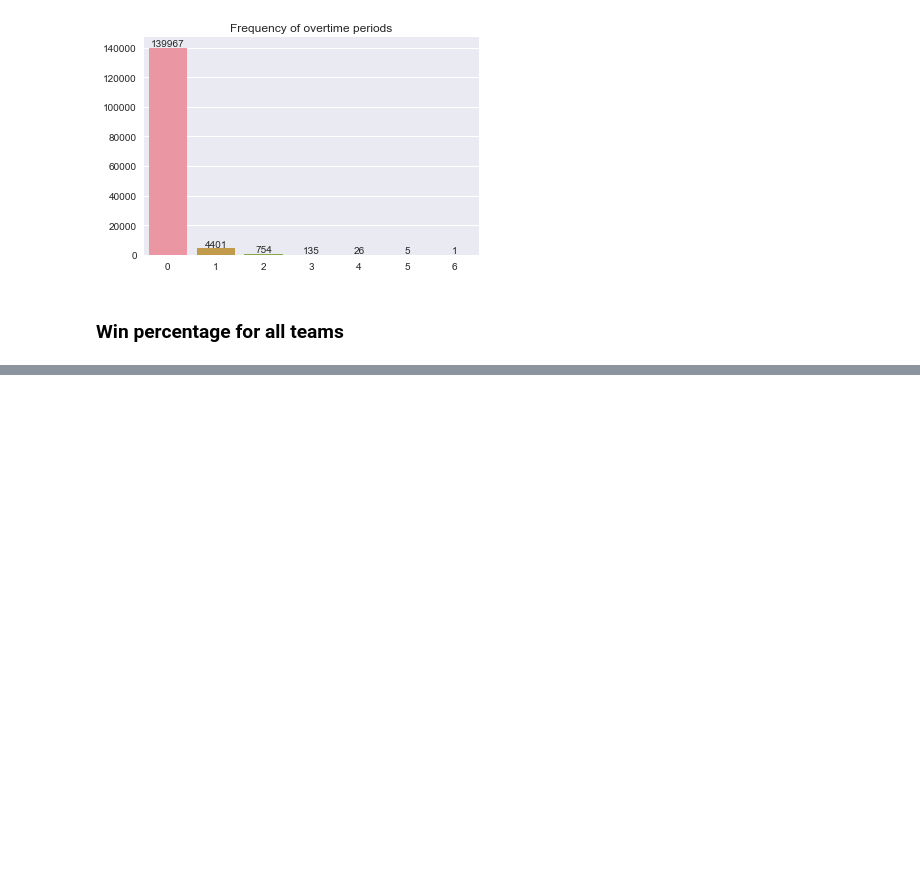
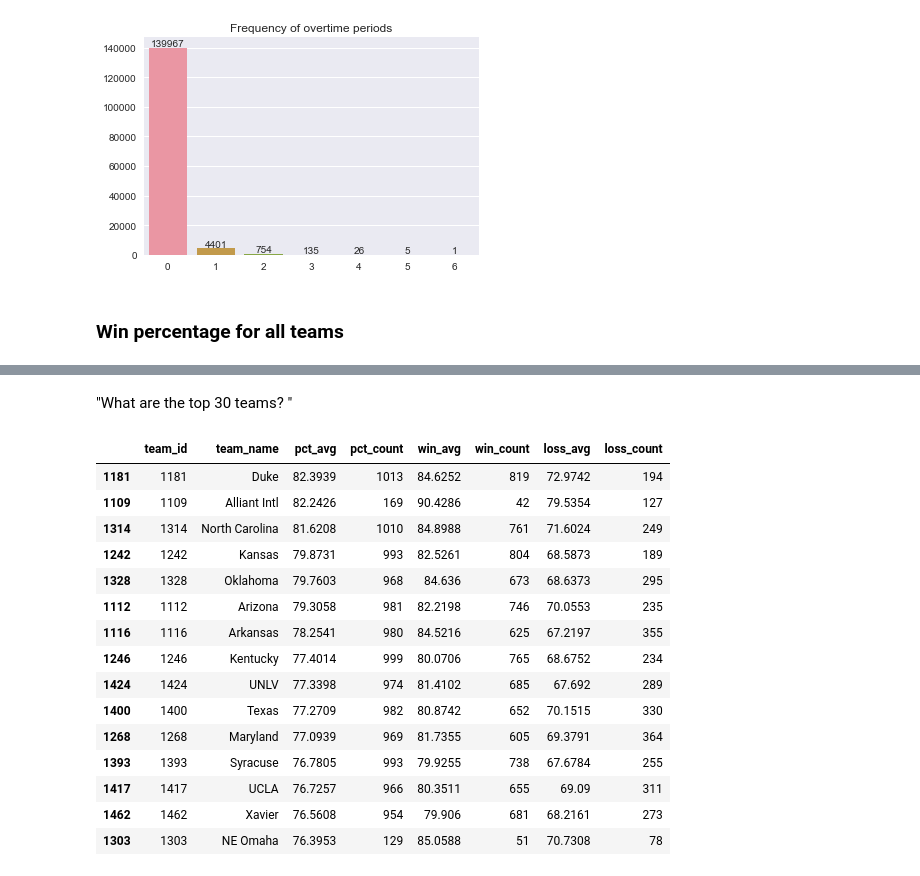
Before and after one commit to coder-ss/ml-learn, a Jupyter notebook: kaggle/MMLM2017/explore.ipynb, the cells around one changed output, grey strips where cells are left out. Saved outputs shown, nothing was run; the diff lists cells and outputs as text; code cells hidden in the pictures; blank space fills up the shorter version.

```diff
--- a/kaggle/MMLM2017/explore.ipynb
+++ b/kaggle/MMLM2017/explore.ipynb
@@ -99,0 +199,23 @@ plt.show()
+# %% [markdown]
+"What are the top 30 teams? "
+# %%
+df_points_top_30 = df_points[::-1].head(30)
+
+df_points_top_30.head(15)
+# %% [output]
+|  | team_id | team_name | pct_avg | pct_count | win_avg | win_count | loss_avg | loss_count |
+| 1181 | 1181 | Duke | 82.3939 | 1013 | 84.6252 | 819 | 72.9742 | 194 |
+| 1109 | 1109 | Alliant Intl | 82.2426 | 169 | 90.4286 | 42 | 79.5354 | 127 |
+| 1314 | 1314 | North Carolina | 81.6208 | 1010 | 84.8988 | 761 | 71.6024 | 249 |
+| 1242 | 1242 | Kansas | 79.8731 | 993 | 82.5261 | 804 | 68.5873 | 189 |
+| 1328 | 1328 | Oklahoma | 79.7603 | 968 | 84.636 | 673 | 68.6373 | 295 |
+| 1112 | 1112 | Arizona | 79.3058 | 981 | 82.2198 | 746 | 70.0553 | 235 |
+| 1116 | 1116 | Arkansas | 78.2541 | 980 | 84.5216 | 625 | 67.2197 | 355 |
+| 1246 | 1246 | Kentucky | 77.4014 | 999 | 80.0706 | 765 | 68.6752 | 234 |
+| 1424 | 1424 | UNLV | 77.3398 | 974 | 81.4102 | 685 | 67.692 | 289 |
+| 1400 | 1400 | Texas | 77.2709 | 982 | 80.8742 | 652 | 70.1515 | 330 |
+| 1268 | 1268 | Maryland | 77.0939 | 969 | 81.7355 | 605 | 69.3791 | 364 |
+| 1393 | 1393 | Syracuse | 76.7805 | 993 | 79.9255 | 738 | 67.6784 | 255 |
+| 1417 | 1417 | UCLA | 76.7257 | 966 | 80.3511 | 655 | 69.09 | 311 |
+| 1462 | 1462 | Xavier | 76.5608 | 954 | 79.906 | 681 | 68.2161 | 273 |
+| 1303 | 1303 | NE Omaha | 76.3953 | 129 | 85.0588 | 51 | 70.7308 | 78 |
```
Also changed, not shown: parts of 14 cells of this notebook.
